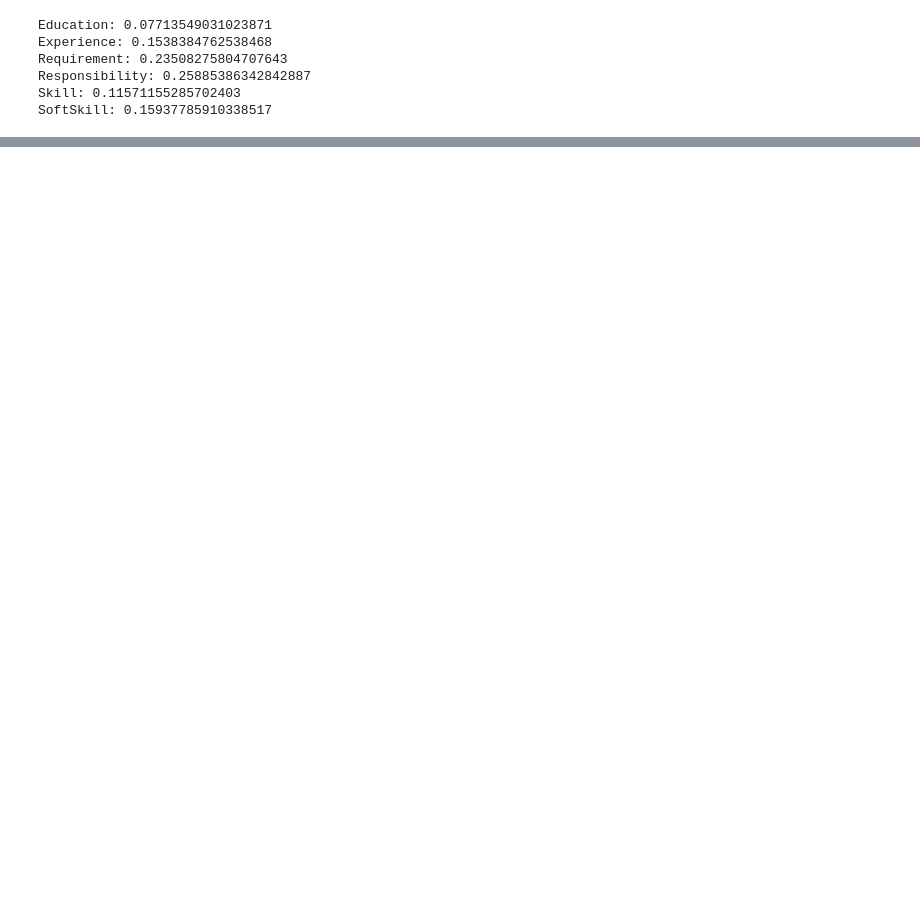
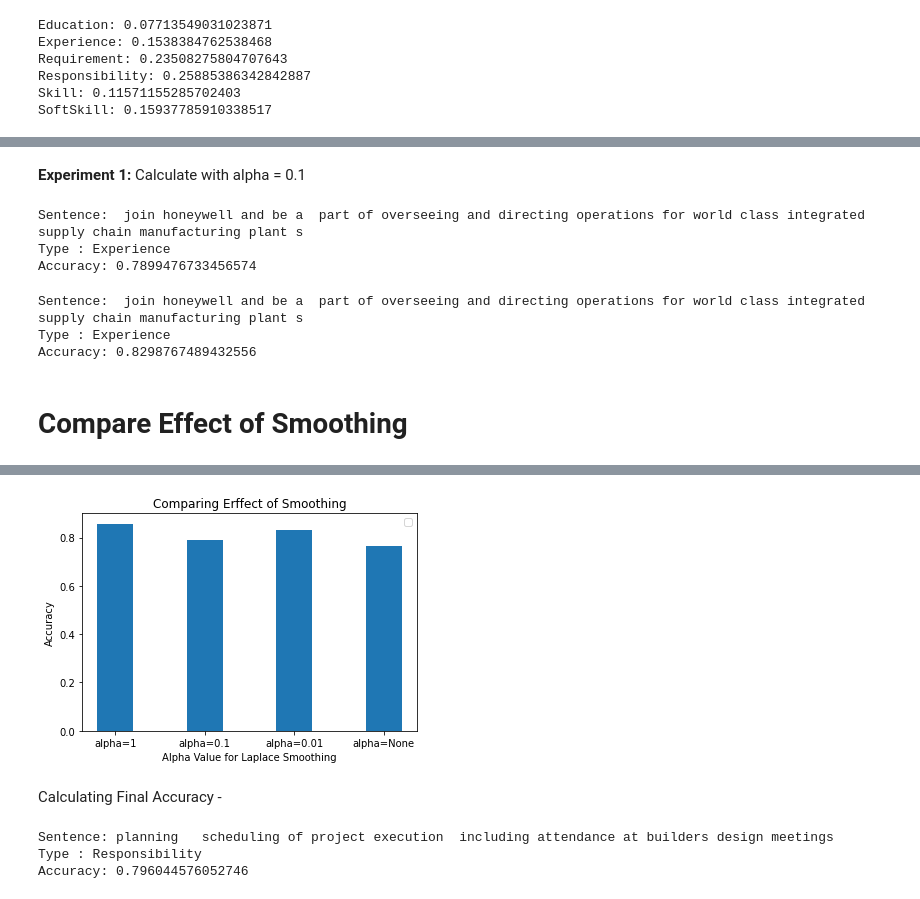
Before and after one commit to bolajkiran/Text-Classification-using-NBC, a Jupyter notebook: TextClassification_NBC_Assignment2_KiranBolaj.ipynb, the cells around one changed output, grey strips where cells are left out. Drawn from its saved outputs; the diff is of its cells as text; code cells hidden in the pictures; blank space fills up the shorter version.

```diff
--- a/TextClassification_NBC_Assignment2_KiranBolaj.ipynb
+++ b/TextClassification_NBC_Assignment2_KiranBolaj.ipynb
@@ -276,0 +394,11 @@ SoftSkill: 0.15937785910338517
+# %%
+for each_sentence_type in sentence_types:
+  conditional_probability = calculate_conditional_probability(each_sentence_type, ford_dataset_train, True)
+  print("Sentence Type : " + each_sentence_type.upper())
+  sorted_probability = dict(sorted(conditional_probability.items(), key = lambda x: x[1], reverse = True))
+  print(sorted_probability)
+  # Let's find top 10 words that predicts each class before removing stop words
+  sorted_probability = dict(sorted(conditional_probability.items(), key=operator.itemgetter(1), reverse=True)[:10])
+  print("Top 10 words: ")
+  print(sorted_probability)
+  print()
@@ -276,0 +423,3 @@ SoftSkill: 0.15937785910338517
+# %%
+probability_each_word_dev = calculate_probability_each_word(ford_dataset_dev_X, True)
+print(probability_each_word_dev)
@@ -276,0 +518,43 @@ SoftSkill: 0.15937785910338517
+# %% [markdown]
+**Experiment 1:** Calculate with alpha = 0.1
+# %%
+alpha = 0.1
+dev_sentence = ford_dataset_dev_X.iloc[457]
+class_type_01, high_probability_01 = laplace_smoothing(dev_sentence, alpha)
+print("Type : "+ class_type_01)
+print("Accuracy: " +str(high_probability_01))
+# %% [output]
+Sentence:  join honeywell and be a  part of overseeing and directing operations for world class integrated supply chain manufacturing plant s
+Type : Experience
+Accuracy: 0.7899476733456574
+# %%
+alpha = 0.01
+dev_sentence = ford_dataset_dev_X.iloc[457]
+class_type_001, high_probability_001 = laplace_smoothing(dev_sentence, alpha)
+print("Type : "+ class_type_001)
+print("Accuracy: " +str(high_probability_001))
+# %% [output]
+Sentence:  join honeywell and be a  part of overseeing and directing operations for world class integrated supply chain manufacturing plant s
+Type : Experience
+Accuracy: 0.8298767489432556
+# %% [markdown]
+# Compare Effect of Smoothing
+# %%
+import numpy as np
+import matplotlib.pyplot as plt
+
+# Here 'alpha=None' is without smoothing
+X = ['alpha=1','alpha=0.1','alpha=0.01', 'alpha=None']
+accuracies = [high_probability_1, high_probability_01, high_probability_001, high_probability]
+
+X_axis = np.arange(len(X))
+
+plt.bar(X_axis,  accuracies, 0.4, label = None)
+
+plt.xticks(X_axis, X)
+plt.xlabel("Alpha Value for Laplace Smoothing")
+plt.ylabel("Accuracy")
+plt.title("Comparing Erffect of Smoothing")
+plt.legend()
+plt.show()
+# %% [output]
@@ -276,0 +562,13 @@ SoftSkill: 0.15937785910338517
+[figure, added]
+# %% [markdown]
+Calculating Final Accuracy -
+# %%
+alpha = 1
+dev_sentence = ford_dataset_dev_X.iloc[4545]
+class_type, high_probability = laplace_smoothing(dev_sentence, alpha)
+print("Type : "+ class_type)
+print("Accuracy: " +str(high_probability))
+# %% [output]
+Sentence: planning   scheduling of project execution  including attendance at builders design meetings
+Type : Responsibility
+Accuracy: 0.796044576052746
```
Also changed, not shown: parts of 22 cells of this notebook.
